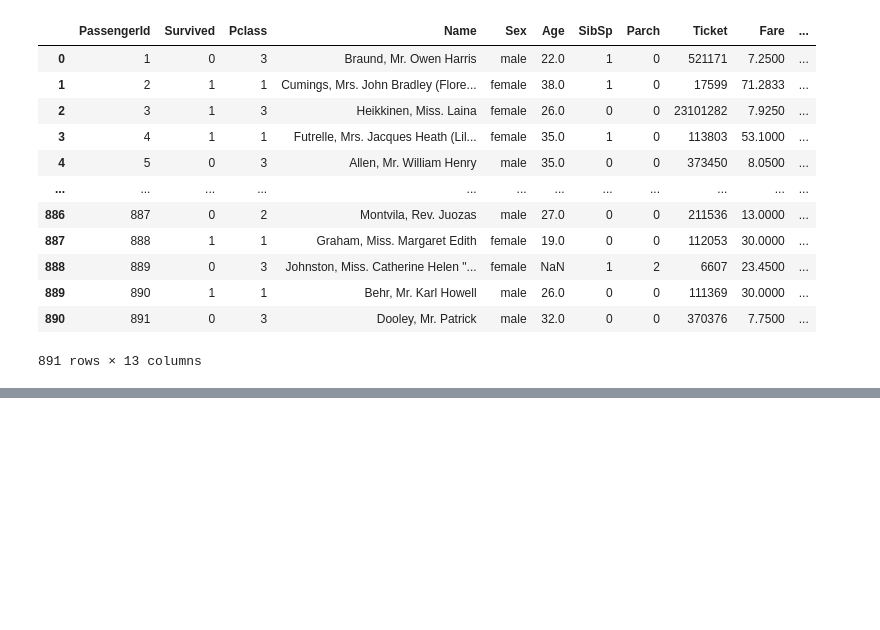
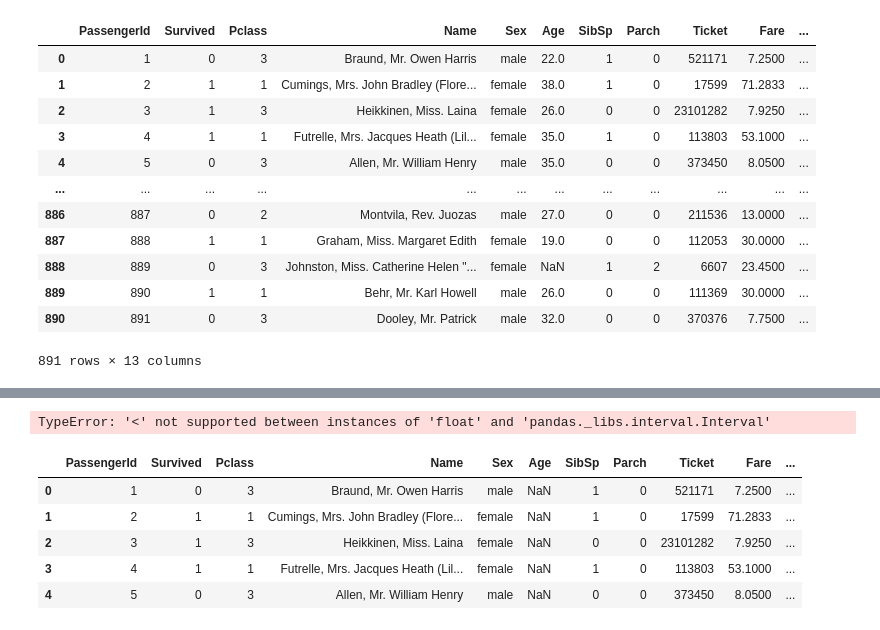
Before and after one commit to Hetvi-624/AI-ML-Internship, a Jupyter notebook: Untitled0.ipynb, the cells around one changed output, grey strips where cells are left out. Cells and saved outputs as stored; diff of their text form; code cells hidden in the pictures; blank space fills up the shorter version.

```diff
--- a/Untitled0.ipynb
+++ b/Untitled0.ipynb
@@ -301,0 +403,28 @@ df
+# %%
+
+age_bins = [0, 1, 10, 20, 30, 40, 50, 60, 70, 80, 90, 100]
+age_labels = [f'{age_bins[i]}-{age_bins[i+1]-1}' for i in range(len(age_bins)-1)]
+
+# Apply binning with labels
+df['Age_Binned'] = pd.cut(df['Age'], bins=age_bins, labels=age_labels, right=False)
+
+# Grouping data
+df_grouped = df.groupby(['Sex', 'Pclass', 'Age_Binned']).size().unstack(fill_value=0)
+plt.figure(figsize=(12, 6))
+df_grouped.plot(kind='bar', stacked=True, colormap='magma', width=0.6)
+plt.xlabel('Sex and class')
+#plt.ylabel('Age')
+#plt.xticks(rotation=45)  # Rotate x-axis labels for better readability
+plt.legend(title="Age", bbox_to_anchor=(1, 1), loc="best")
+plt.show()
+# %% [output]
+TypeError: '<' not supported between instances of 'float' and 'pandas._libs.interval.Interval'
+# %%
+df.head()
+# %% [output]
+|  | PassengerId | Survived | Pclass | Name | Sex | Age | SibSp | Parch | Ticket | Fare | ... |
+| 0 | 1 | 0 | 3 | Braund, Mr. Owen Harris | male | NaN | 1 | 0 | 521171 | 7.2500 | ... |
+| 1 | 2 | 1 | 1 | Cumings, Mrs. John Bradley (Flore... | female | NaN | 1 | 0 | 17599 | 71.2833 | ... |
+| 2 | 3 | 1 | 3 | Heikkinen, Miss. Laina | female | NaN | 0 | 0 | 23101282 | 7.9250 | ... |
+| 3 | 4 | 1 | 1 | Futrelle, Mrs. Jacques Heath (Lil... | female | NaN | 1 | 0 | 113803 | 53.1000 | ... |
+| 4 | 5 | 0 | 3 | Allen, Mr. William Henry | male | NaN | 0 | 0 | 373450 | 8.0500 | ... |
```
Also changed, not shown: parts of 30 cells of this notebook.
